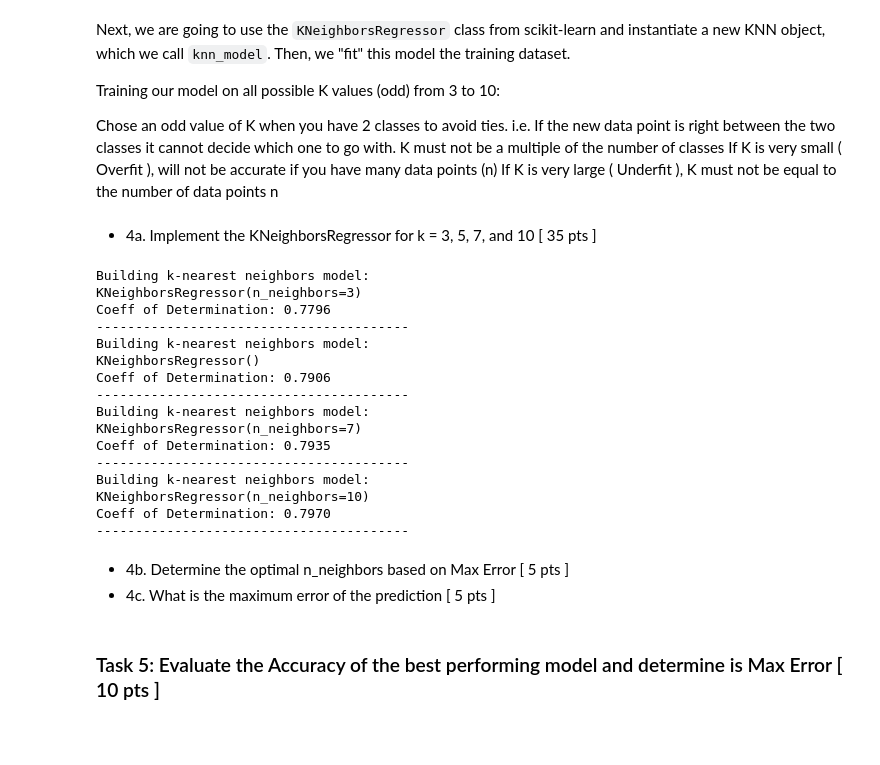
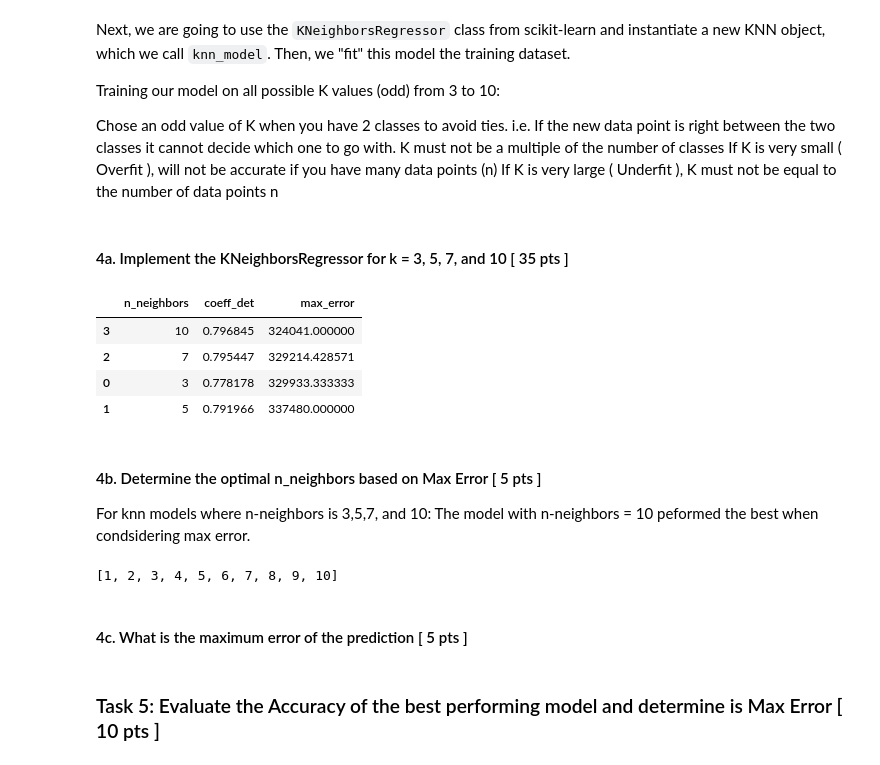
Before and after one commit to mike-keating-iv/ise538, a Jupyter notebook: assignment1/hw1_knn_regressor.ipynb, the cells around one changed output. Saved outputs shown, nothing was run; the diff lists cells and outputs as text; code cells hidden in the pictures; blank space fills up the shorter version.

```diff
--- a/assignment1/hw1_knn_regressor.ipynb
+++ b/assignment1/hw1_knn_regressor.ipynb
@@ -63,11 +64,8 @@ Using the Simple Holdout Method with a random seed of 123, Randoms sample 20% of
 from sklearn.model_selection import train_test_split
 
 # Longitude and latitude are our features/predictors.
-X = df_housing[['longitude', 'latitude']]
-y = df_housing[['median_house_value']]
+X = df_housing[["longitude", "latitude"]]
+y = df_housing[["median_house_value"]]
 
-X_train, X_test, y_train, y_test = train_test_split(X, y,
-                                                    test_size=0.20,
-                                                    random_state=123,
-                                                    shuffle=True)
+X_train, X_test, y_train, y_test = train_test_split(X, y, test_size=0.20, random_state=123, shuffle=True)
 # %% [markdown]
@@ -93,63 +97,64 @@ K must not be a multiple of the number of classes
 If K is very small ( Overfit ), will not be accurate if you have many data points (n)
 If K is very large ( Underfit ), K must not be equal to the number of data points n
 # %% [markdown]
-* 4a. Implement the KNeighborsRegressor for k = 3, 5, 7, and 10 [ 35 pts ]
+#### 4a. Implement the KNeighborsRegressor for k = 3, 5, 7, and 10 [ 35 pts ]
 # %%
-
 # Train a KNeighbors Regression model
 from sklearn.neighbors import KNeighborsRegressor
+from sklearn.metrics import max_error
+import pandas as pd
+
 k_values = [3, 5, 7, 10]
-models_dict = {}
+models = []
 
 for k_value in k_values:
     model_dict = {}
     knn_model = KNeighborsRegressor(n_neighbors=k_value)
-    print(f"Building k-nearest neighbors model: \n{knn_model}")
+
     knn_model.fit(X_train, y_train)
     y_pred = knn_model.predict(X_test)
-    print('Coeff of Determination: %.4f' % (knn_model.score(X_test, y_test)))
-    print('-'*40)
 
     # Calculate the max error.
-    max_error = (np.abs(y_pred - y_test)).max()
-    model_dict['n_neighbors'] = k_value
-    model_dict['max_error'] = float(max_error.iloc[0])
+    model_dict["n_neighbors"] = k_value
+    model_dict["coeff_det"] = knn_model.score(X_test, y_test)
+    model_dict["max_error"] = max_error(y_test, y_pred)
 
-    models_dict[k_value] = model_dict
+    # Add model to list
+    models.append(model_dict)
 
-# Return the model with the lowest max error
-for key, value in models_dict.items():
+# S
+results = pd.DataFrame(models).sort_values(by="max_error", ascending=True)
+results.head()
 # %% [output]
-Building k-nearest neighbors model:
-KNeighborsRegressor(n_neighbors=3)
-Coeff of Determination: 0.7796
-----------------------------------------
-Building k-nearest neighbors model:
-KNeighborsRegressor()
-Coeff of Determination: 0.7906
-----------------------------------------
-Building k-nearest neighbors model:
-KNeighborsRegressor(n_neighbors=7)
-Coeff of Determination: 0.7935
-----------------------------------------
-Building k-nearest neighbors model:
-KNeighborsRegressor(n_neighbors=10)
-Coeff of Determination: 0.7970
-----------------------------------------
+|  | n_neighbors | coeff_det | max_error |
+| 3 | 10 | 0.796845 | 324041.000000 |
+| 2 | 7 | 0.795447 | 329214.428571 |
+| 0 | 3 | 0.778178 | 329933.333333 |
+| 1 | 5 | 0.791966 | 337480.000000 |
+# %% [markdown]
+#### 4b. Determine the optimal n_neighbors based on Max Error [ 5 pts ]
+
+For knn models where n-neighbors is 3,5,7, and 10:
+The model with n-neighbors = 10 peformed the best when condsidering max error.
 # %%
-
-class KNNRegressorBuilder():
-    def __init__(self, X_train, y_train, X_test, y_test, neighbors=[5]):
-        self.neighbors = neighbors
+class KNNRegressorBuilder:
+    def __init__(self, X_train, y_train, X_test, y_test, max_neighbors=10, num_classes=2):
+        if num_classes % 2 == 0:
+            self.all_neighbors = [num for num in range(1, max_neighbors + 1)]
+        else:
+            self.all_neighbors = [num for num in range(2, max_neighbors + 1, 2)]
         self.X_train = X_train
         self.y_train = y_train
         self.X_test = X_test
         self.y_test = y_test
 
-    def build_models()
+
+builder2 = KNNRegressorBuilder(X_train, y_train, X_test, y_test, max_neighbors=10, num_classes=2)
+builder2.all_neighbors
+# %% [output]
+[1, 2, 3, 4, 5, 6, 7, 8, 9, 10]
 # %% [markdown]
-* 4b. Determine the optimal n_neighbors based on Max Error [ 5 pts ]
-* 4c. What is the maximum error of the prediction [ 5 pts ]
+#### 4c. What is the maximum error of the prediction [ 5 pts ]
 # %% [markdown]
 ### Task 5: Evaluate the Accuracy of the best performing model and determine is Max Error [ 10 pts ]
 # %% [markdown]
```
Also changed, not shown: parts of 11 cells of this notebook, 1 other file.
